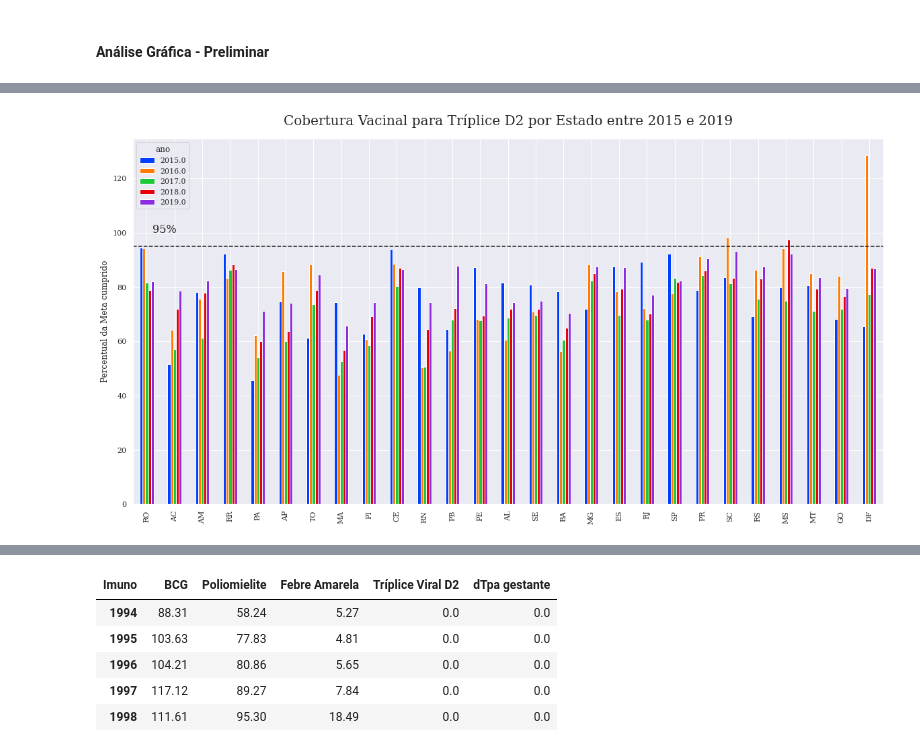
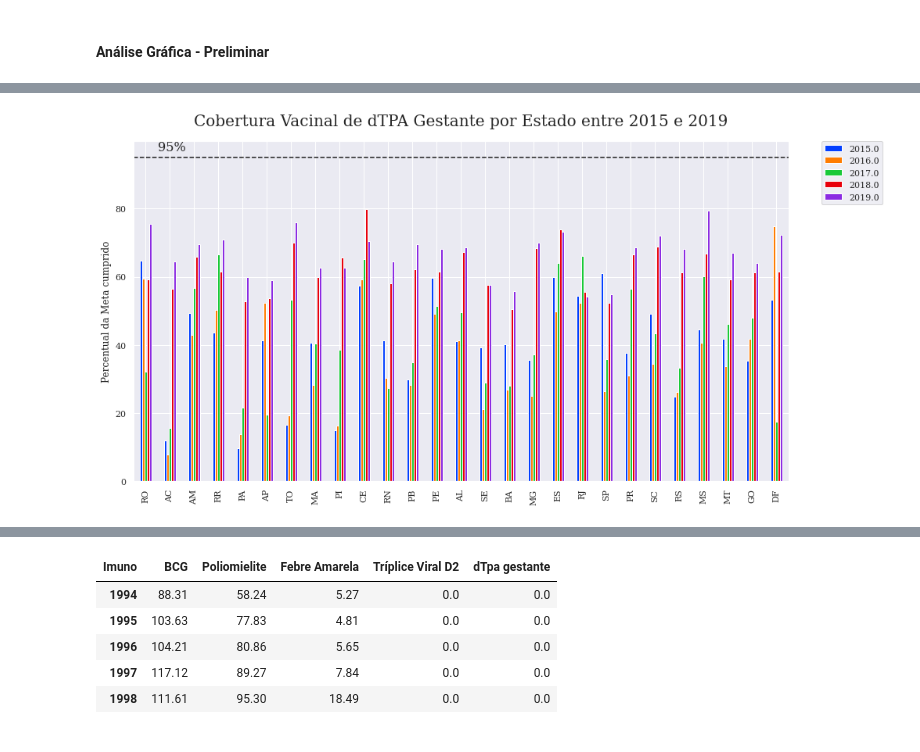
Before and after one commit to ClarisseAlvarenga/bootcamp_alura, a Jupyter notebook: modulo2/Clarisse_Alvarenga_Bootcamp_Alura_Projeto_Módulo_02.ipynb, the cells around one changed output, grey strips where cells are left out. Saved outputs shown, nothing was run; the diff lists cells and outputs as text; code cells hidden in the pictures.

```diff
--- a/modulo2/Clarisse_Alvarenga_Bootcamp_Alura_Projeto_Módulo_02.ipynb
+++ b/modulo2/Clarisse_Alvarenga_Bootcamp_Alura_Projeto_Módulo_02.ipynb
@@ -180,9 +363,10 @@ plt.ylabel('Percentual da Meta cumprido');
 # %%
 sns.set_theme(font='serif', palette='bright')
-triplice_d2[:-1].plot(kind='bar', figsize=(20,10))
+dtpa[:-1].plot(kind='bar', figsize=(15,8))
 ax = plt.axhline(95, color='k', ls='--')
-plt.annotate('95%', xy=(0.2,100), fontsize=16)
-plt.title('Cobertura Vacinal para Tríplice D2 por Estado entre 2015 e 2019', fontsize=20, pad= 20)
-plt.ylabel('Percentual da Meta cumprido');
+plt.annotate('95%', xy=(0.5,97), fontsize=16)
+plt.title('Cobertura Vacinal de dTPA Gestante por Estado entre 2015 e 2019', fontsize=20, pad= 20)
+plt.ylabel('Percentual da Meta cumprido')
+plt.legend(bbox_to_anchor=(1.05, 1), loc='upper left', borderaxespad=0.);
 # %% [output]
-[figure, old version]
+[figure, new version]
```
Also changed, not shown: parts of 70 cells of this notebook.
